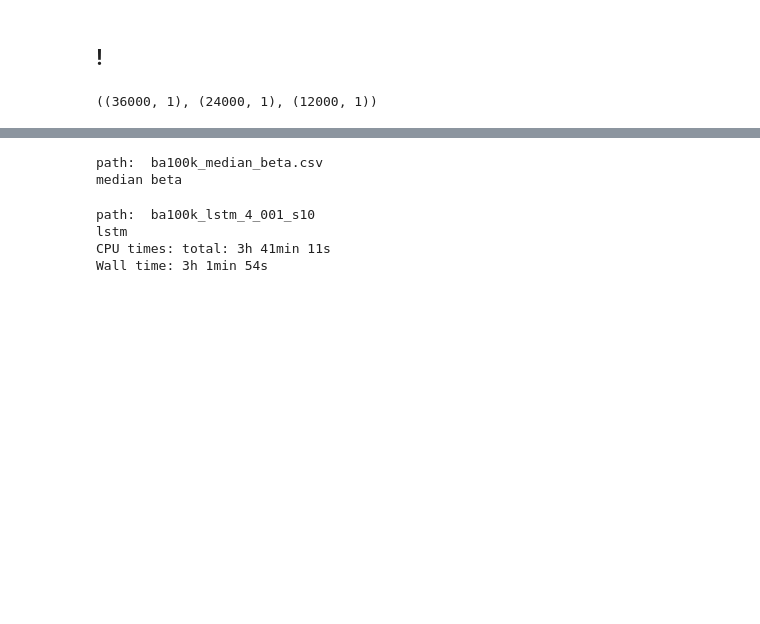
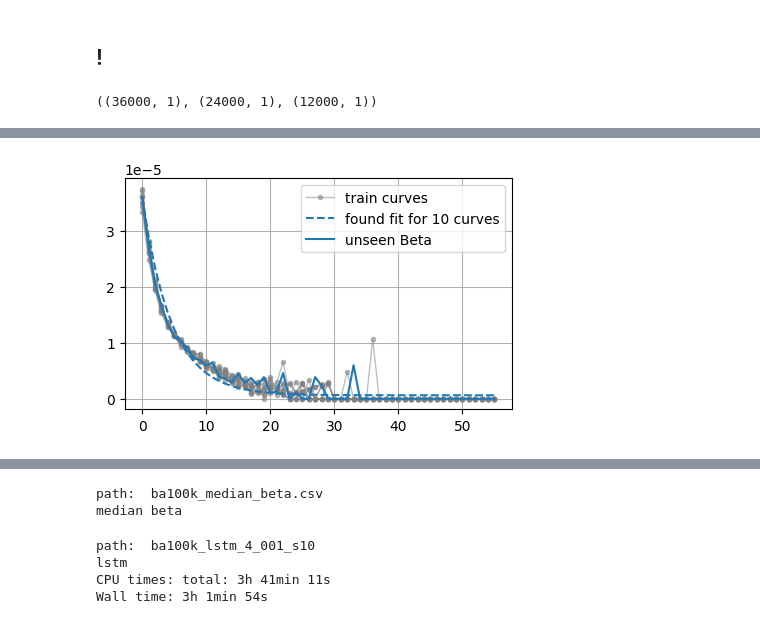
Before and after one commit to Mpkosh/network_hybrid_33, a Jupyter notebook: apply_and_see-Copy1.ipynb, the cells around one changed output, grey strips where cells are left out. Saved outputs shown, nothing was run; the diff lists cells and outputs as text; code cells hidden in the pictures; blank space fills up the shorter version.

```diff
--- a/apply_and_see-Copy1.ipynb
+++ b/apply_and_see-Copy1.ipynb
@@ -134,0 +329,82 @@ sw = pd.read_csv('test_files.csv').values
+# %%
+# exp. decay is good, but how to estimate q? (and phi?)
+N = 1e5
+
+seed_df = all_df2[-1]
+chosen_col='incidence'
+temp = seed_df[['E','S']].shift([0,1])
+# Inc_t = (E_t-1 - E_t) - (S_t - S_t-1)
+seed_df['incidence'] = (temp['E_1'] - temp['E_0']) - \
+                    (temp['S_0'] - temp['S_1'])
+
+switch = seed_df[seed_df.I > 0.05*N].index[0]
+gamma = .3
+delta = .2
+b0 = seed_df.Beta.iloc[switch]
+
+n = 9
+#predicted_beta = [seed_df.iloc[switch]['Beta'] for i in np.arange(switch, 60)]
+tdata = np.concatenate([np.arange(switch,60)-switch for i in range(n)])
+comboData = np.array([all_df2[i].Beta.iloc[switch:].values for i in range(n)])
+# curve fit the combined data to the combined function
+coeffs, _ = curve_fit(lambda t, q, phi:combinedFunction(np.arange(switch,60)-switch,
+                                                        comboData[:,0],
+                                                        q, phi),
+                      tdata, comboData.ravel())
+print('coeffs for q and phi: ',coeffs)
+
+fig, ax = plt.subplots(1,1, figsize=(5,3))
+ax.plot(comboData.T, lw=1, marker='.', color='gray',
+        alpha=.5, label =['train curves']+[None] * (8))
+ax.plot(decay(tdata[:60-switch], all_df2[-1].Beta[switch], *coeffs),
+         ls='--', label='found fit for 10 curves')
+ax.plot(all_df2[-1].Beta[switch:].values, color='tab:blue',
+        label='unseen Beta')
+ax.grid()
+ax.legend()
+
+
+#phi = seed_df.iloc[switch]['Beta'] / delta#delta / seed_df.iloc[switch]['Beta']
+predicted_beta = decay( np.arange(switch,60)-switch, b0, *coeffs)
+
+
+I, predicted_Inc = get_i_inc(switch, predicted_beta, gamma, delta)
+
+real_beta = seed_df.iloc[switch:]['Beta']
+Ir, predicted_Incr = get_i_inc(switch, real_beta, gamma, delta)
+
+print('switch on day ', switch)
+
+#________________________________________________________
+
+fig, ax = plt.subplots(1,2, figsize=(10,3))
+ax = ax.flatten()
+
+ax[0].plot(seed_df.incidence, label='Inc network',color='gray',alpha=.7)
+ax[0].plot(np.arange(switch, 60), predicted_Inc,
+           ls='--', color='gray', label='Inc SEIR (from pred)')
+ax[0].plot(np.arange(switch, 60), predicted_Incr,
+           ls=':', color='blue', label='Inc SEIR (from Real)')
+
+ax[1].plot(seed_df.I, label='I network',color='black',alpha=.7)
+ax[1].plot(np.arange(switch, 60), I,
+           ls='--', color='black', label='I SEIR (from pred)')
+ax[1].plot(np.arange(switch, 60), Ir,
+           ls=':', color='blue', label='I SEIR (from Real)')
+
+for ax in [ax[0], ax[1]]:
+    axb = ax.twinx()
+    axb.plot(seed_df.Beta, color='green')
+    plt.xlim(-5,60)
+    ax.grid()
+    ax.axvline(switch)
+    axb.plot(np.arange(switch, 60), np.array(predicted_beta),
+             ls='--', color='red')
+    axb.set_ylim(0, 1e-4)
+    ax.legend()
+    #ax.set_zorder(100)
+
+#axb.set_ylim(0, 1e-6)
+plt.legend()
+plt.tight_layout()
+# %% [output]
@@ -134,0 +413 @@ sw = pd.read_csv('test_files.csv').values
+[figure, added]
```
Also changed, not shown: parts of 13 cells of this notebook, 24 other files.
